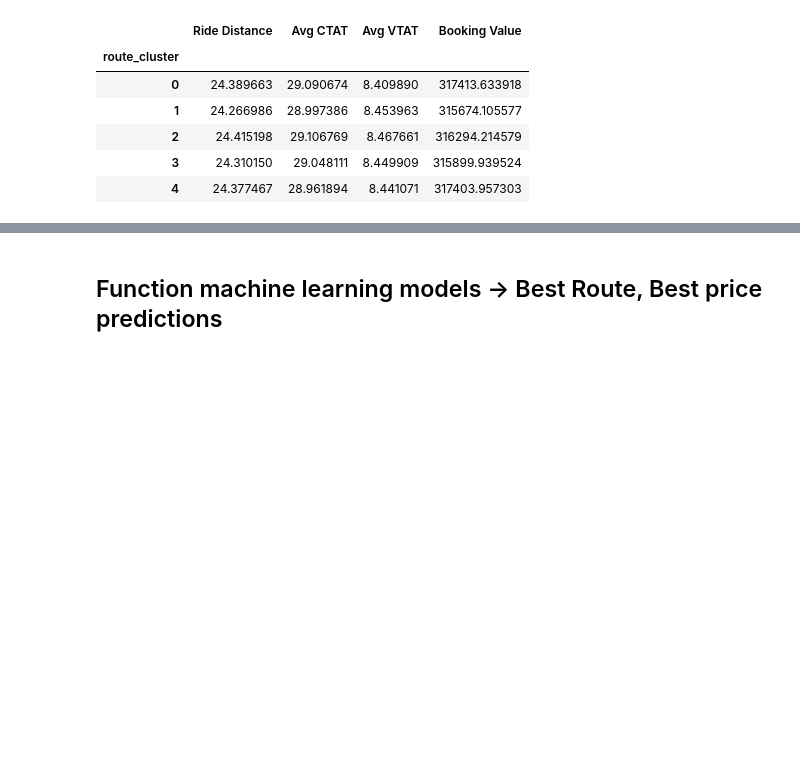
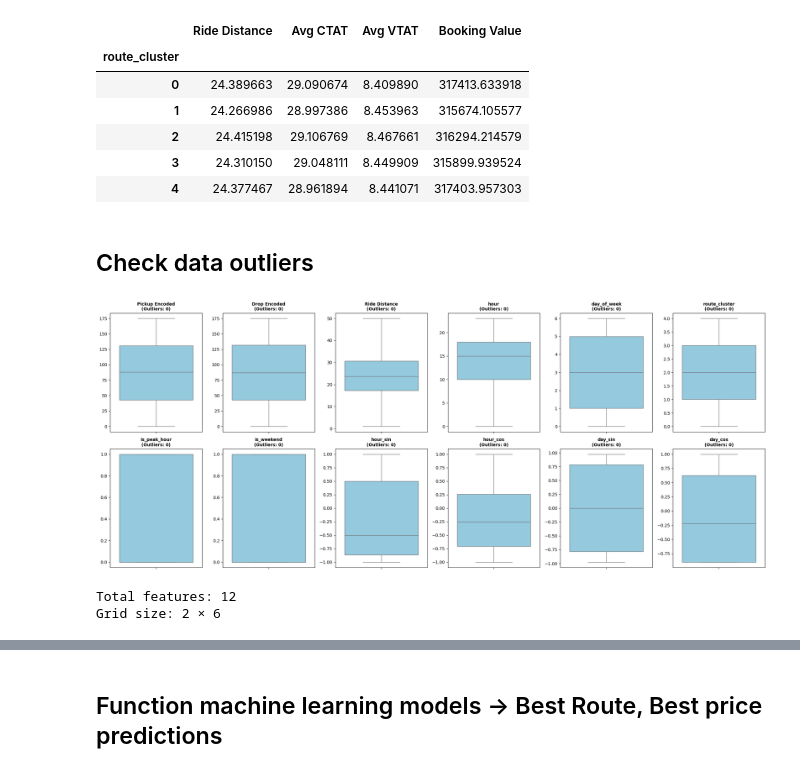
Before and after one commit to Mipjeiger/Taxi-trip-engineering-track-Similar-GoRide-, a Jupyter notebook: ml-engineer/notebooks/02_data_science.ipynb, the cells around one changed output, grey strips where cells are left out. Saved outputs shown, nothing was run; the diff lists cells and outputs as text; code cells hidden in the pictures; blank space fills up the shorter version.

```diff
--- a/ml-engineer/notebooks/02_data_science.ipynb
+++ b/ml-engineer/notebooks/02_data_science.ipynb
@@ -497,3 +489,50 @@ df.groupby('route_cluster')[[
 | 2 | 24.415198 | 29.106769 | 8.467661 | 316294.214579 |
 | 3 | 24.310150 | 29.048111 | 8.449909 | 315899.939524 |
 | 4 | 24.377467 | 28.961894 | 8.441071 | 317403.957303 |
+# %% [markdown]
+## Check data outliers
+# %%
+# Boxplots with outlier detection
+import matplotlib.pyplot as plt
+import seaborn as sns
+import numpy as np
+
+def count_outliers(data, column):
+    """Count outliers using IQR method"""
+    Q1 = data[column].quantile(0.25)
+    Q3 = data[column].quantile(0.75)
+    IQR = Q3 - Q1
+    outliers = ((data[column] < (Q1 - 1.5 * IQR)) | (data[column] > (Q3 + 1.5 * IQR))).sum()
+    return outliers
+
+n_features = len(features)
+n_cols = 6
+n_rows = (n_features + n_cols - 1) // n_cols
+
+fig, axes = plt.subplots(n_rows, n_cols, figsize=(22, 4.5*n_rows))
+axes = axes.flatten()
+
+for idx, feature in enumerate(features):
+    sns.boxplot(data=df, y=feature, ax=axes[idx], color='skyblue')
+
+    # Count and display outliers
+    outlier_count = count_outliers(df, feature)
+    axes[idx].set_title(
+        f"{feature}\n(Outliers: {outlier_count})",
+        fontsize=10,
+        fontweight='bold'
+    )
+    axes[idx].set_ylabel("")
+
+for idx in range(n_features, len(axes)):
+    axes[idx].set_visible(False)
+
+plt.tight_layout()
+plt.show()
+
+print(f"Total features: {n_features}")
+print(f"Grid size: {n_rows} × {n_cols}")
+# %% [output]
+[figure, added]
+Total features: 12
+Grid size: 2 × 6
```
Also changed, not shown: parts of 20 cells of this notebook, 3 other files.
